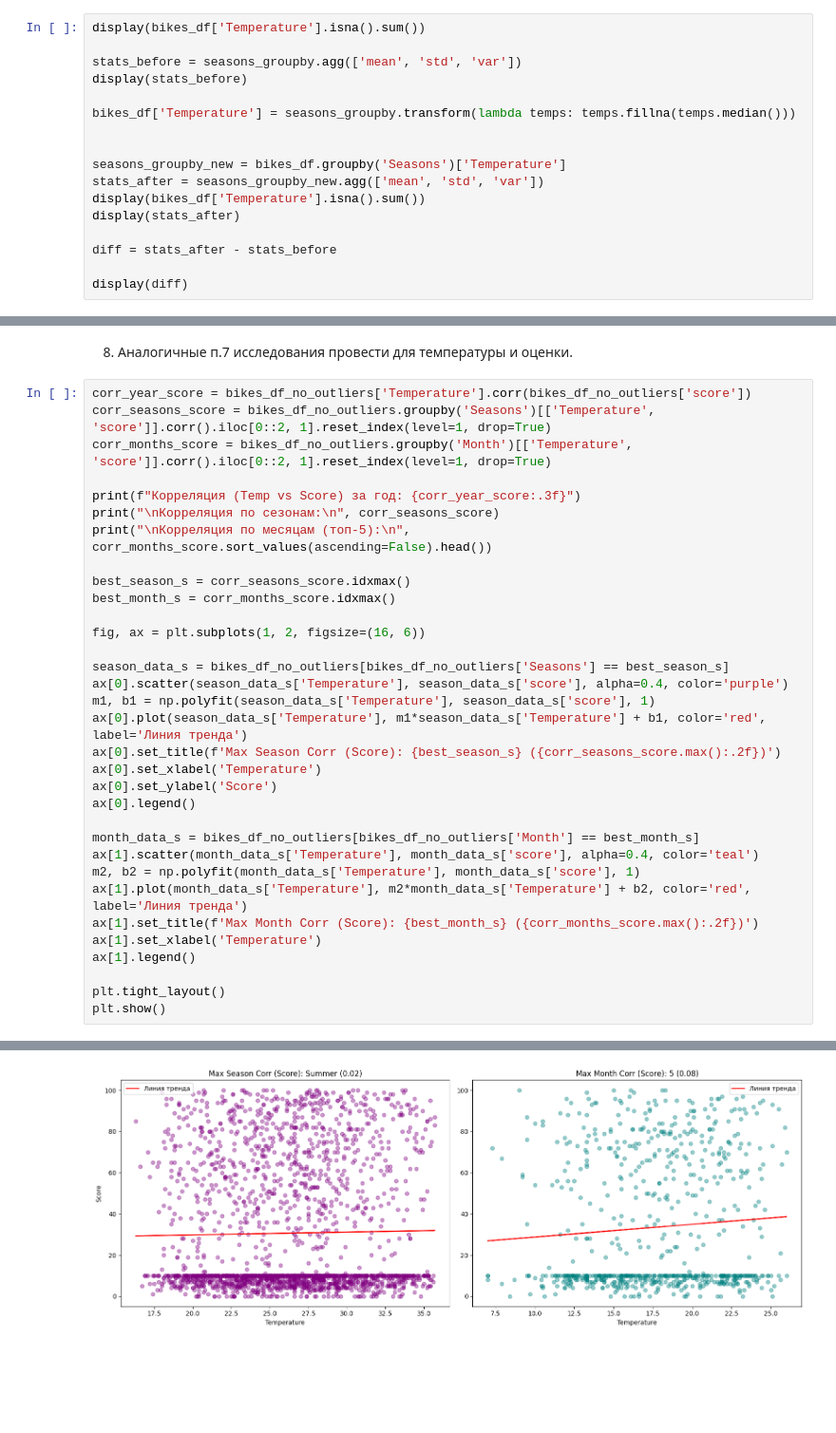
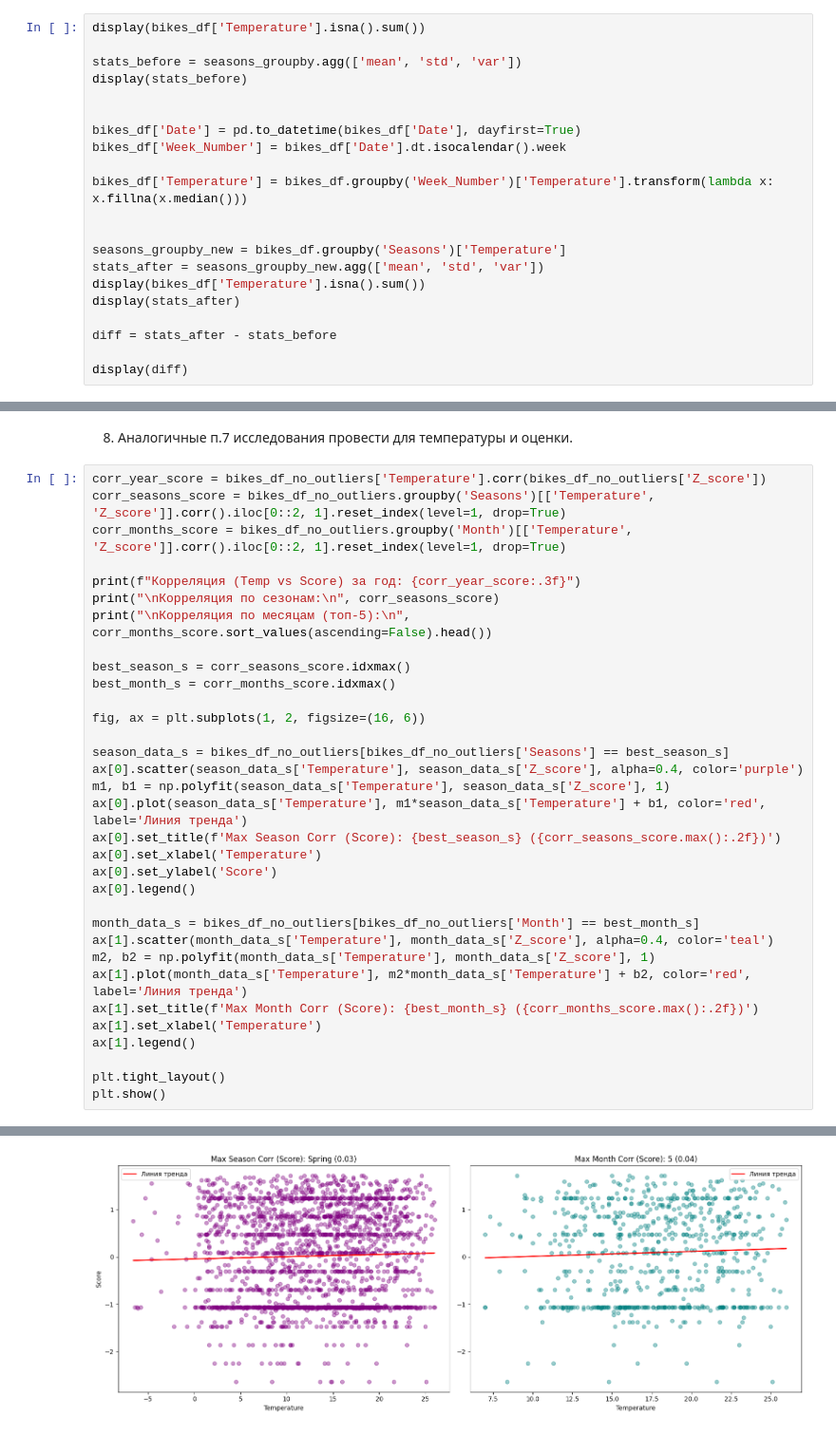
Before and after one commit to Qweyke/class-stat-methods-of-info-processing, a Jupyter notebook: lab_4/numerical_chars.ipynb, the cells around one changed output, grey strips where cells are left out. Shown at 95% size. Saved outputs shown, nothing was run; the diff lists cells and outputs as text; blank space fills up the shorter version.

Commit message:
fix: change temperature nan-values handling

```diff
--- a/lab_4/numerical_chars.ipynb
+++ b/lab_4/numerical_chars.ipynb
@@ -56,7 +56,11 @@ display(bikes_df['Temperature'].isna().sum())
 stats_before = seasons_groupby.agg(['mean', 'std', 'var'])
 display(stats_before)
 
-bikes_df['Temperature'] = seasons_groupby.transform(lambda temps: temps.fillna(temps.median()))
+
+bikes_df['Date'] = pd.to_datetime(bikes_df['Date'], dayfirst=True)
+bikes_df['Week_Number'] = bikes_df['Date'].dt.isocalendar().week
+
+bikes_df['Temperature'] = bikes_df.groupby('Week_Number')['Temperature'].transform(lambda x: x.fillna(x.median()))
 
 
 seasons_groupby_new = bikes_df.groupby('Seasons')['Temperature']
@@ -207,9 +210,9 @@ Name: Rental count, dtype: float64
 # %% [markdown]
 8) Аналогичные п.7 исследования провести для температуры и оценки.
 # %%
-corr_year_score = bikes_df_no_outliers['Temperature'].corr(bikes_df_no_outliers['score'])
-corr_seasons_score = bikes_df_no_outliers.groupby('Seasons')[['Temperature', 'score']].corr().iloc[0::2, 1].reset_index(level=1, drop=True)
-corr_months_score = bikes_df_no_outliers.groupby('Month')[['Temperature', 'score']].corr().iloc[0::2, 1].reset_index(level=1, drop=True)
+corr_year_score = bikes_df_no_outliers['Temperature'].corr(bikes_df_no_outliers['Z_score'])
+corr_seasons_score = bikes_df_no_outliers.groupby('Seasons')[['Temperature', 'Z_score']].corr().iloc[0::2, 1].reset_index(level=1, drop=True)
+corr_months_score = bikes_df_no_outliers.groupby('Month')[['Temperature', 'Z_score']].corr().iloc[0::2, 1].reset_index(level=1, drop=True)
 
 print(f"Корреляция (Temp vs Score) за год: {corr_year_score:.3f}")
 print("\nКорреляция по сезонам:\n", corr_seasons_score)
@@ -221,8 +224,8 @@ best_month_s = corr_months_score.idxmax()
 fig, ax = plt.subplots(1, 2, figsize=(16, 6))
 
 season_data_s = bikes_df_no_outliers[bikes_df_no_outliers['Seasons'] == best_season_s]
-ax[0].scatter(season_data_s['Temperature'], season_data_s['score'], alpha=0.4, color='purple')
-m1, b1 = np.polyfit(season_data_s['Temperature'], season_data_s['score'], 1)
+ax[0].scatter(season_data_s['Temperature'], season_data_s['Z_score'], alpha=0.4, color='purple')
+m1, b1 = np.polyfit(season_data_s['Temperature'], season_data_s['Z_score'], 1)
 ax[0].plot(season_data_s['Temperature'], m1*season_data_s['Temperature'] + b1, color='red', label='Линия тренда')
 ax[0].set_title(f'Max Season Corr (Score): {best_season_s} ({corr_seasons_score.max():.2f})')
 ax[0].set_xlabel('Temperature')
@@ -230,8 +233,8 @@ ax[0].set_ylabel('Score')
 ax[0].legend()
 
 month_data_s = bikes_df_no_outliers[bikes_df_no_outliers['Month'] == best_month_s]
-ax[1].scatter(month_data_s['Temperature'], month_data_s['score'], alpha=0.4, color='teal')
-m2, b2 = np.polyfit(month_data_s['Temperature'], month_data_s['score'], 1)
+ax[1].scatter(month_data_s['Temperature'], month_data_s['Z_score'], alpha=0.4, color='teal')
+m2, b2 = np.polyfit(month_data_s['Temperature'], month_data_s['Z_score'], 1)
 ax[1].plot(month_data_s['Temperature'], m2*month_data_s['Temperature'] + b2, color='red', label='Линия тренда')
 ax[1].set_title(f'Max Month Corr (Score): {best_month_s} ({corr_months_score.max():.2f})')
 ax[1].set_xlabel('Temperature')
@@ -261 +264 @@ Name: score, dtype: float64
-[figure, old version]
+[figure, new version]
```
Also changed, not shown: parts of 6 cells of this notebook.
